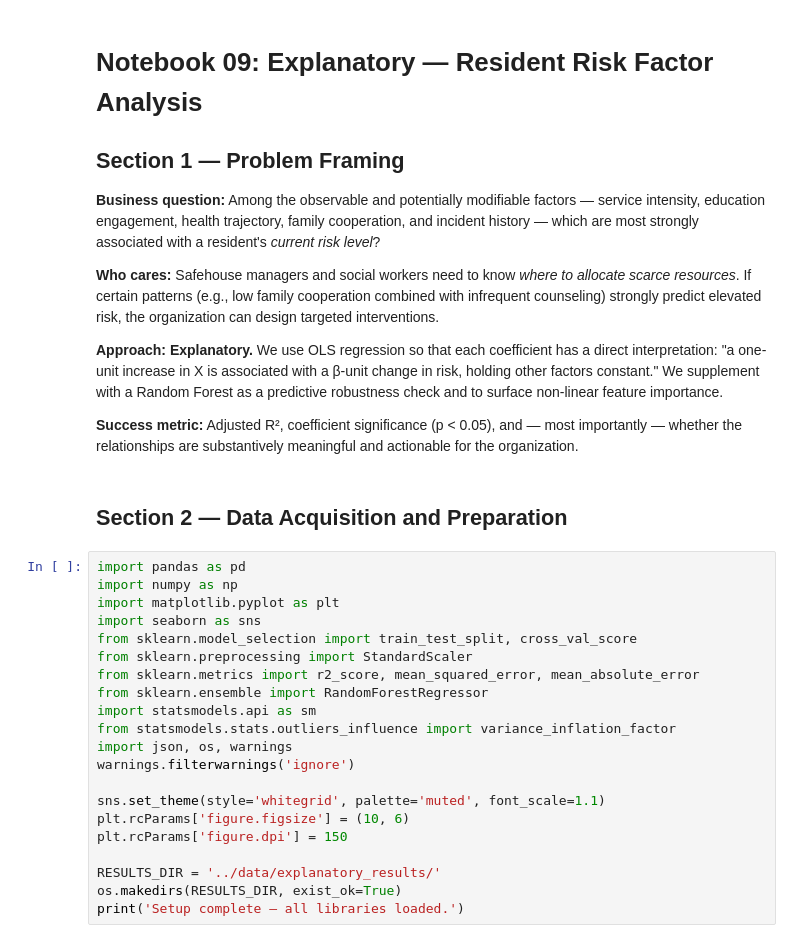
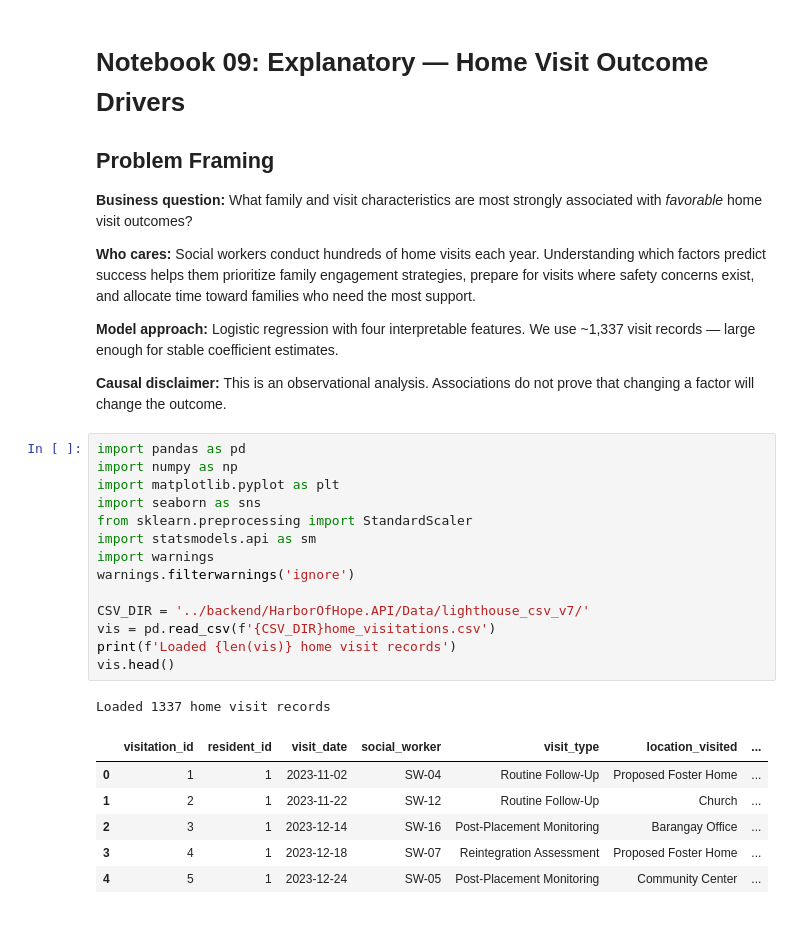
Before and after one commit to waylanabbott/harbor-of-hope, a Jupyter notebook: ml-pipelines/09-explanatory-risk-factors.ipynb, the cells around one changed output. Saved outputs shown, nothing was run; the diff lists cells and outputs as text.

```diff
--- a/ml-pipelines/09-explanatory-risk-factors.ipynb
+++ b/ml-pipelines/09-explanatory-risk-factors.ipynb
@@ -1,47 +1,40 @@
 # %% [markdown]
-# Notebook 09: Explanatory — Resident Risk Factor Analysis
+# Notebook 09: Explanatory — Home Visit Outcome Drivers
 
-## Section 1 — Problem Framing
+## Problem Framing
 
-**Business question:** Among the observable and potentially modifiable factors —
-service intensity, education engagement, health trajectory, family cooperation,
-and incident history — which are most strongly associated with a resident's
-*current risk level*?
+**Business question:** What family and visit characteristics are most strongly
+associated with *favorable* home visit outcomes?
 
-**Who cares:** Safehouse managers and social workers need to know *where to
-allocate scarce resources*. If certain patterns (e.g., low family cooperation
-combined with infrequent counseling) strongly predict elevated risk, the
-organization can design targeted interventions.
+**Who cares:** Social workers conduct hundreds of home visits each year. Understanding
+which factors predict success helps them prioritize family engagement strategies,
+prepare for visits where safety concerns exist, and allocate time toward families
+who need the most support.
 
-**Approach: Explanatory.** We use OLS regression so that each coefficient has a
-direct interpretation: "a one-unit increase in X is associated with a β-unit
-change in risk, holding other factors constant." We supplement with a Random
-Forest as a predictive robustness check and to surface non-linear feature
-importance.
+**Model approach:** Logistic regression with four interpretable features.
+We use ~1,337 visit records — large enough for stable coefficient estimates.
 
-**Success metric:** Adjusted R², coefficient significance (p < 0.05), and — most
-importantly — whether the relationships are substantively meaningful and
-actionable for the organization.
+**Causal disclaimer:** This is an observational analysis. Associations do not
+prove that changing a factor will change the outcome.
-# %% [markdown]
-## Section 2 — Data Acquisition and Preparation
-# %%
-import pandas as pd
-import numpy as np
-import matplotlib.pyplot as plt
-import seaborn as sns
-from sklearn.model_selection import train_test_split, cross_val_score
-from sklearn.preprocessing import StandardScaler
-from sklearn.metrics import r2_score, mean_squared_error, mean_absolute_error
-from sklearn.ensemble import RandomForestRegressor
-import statsmodels.api as sm
-from statsmodels.stats.outliers_influence import variance_inflation_factor
-import json, os, warnings
-warnings.filterwarnings('ignore')
-
-sns.set_theme(style='whitegrid', palette='muted', font_scale=1.1)
-plt.rcParams['figure.figsize'] = (10, 6)
-plt.rcParams['figure.dpi'] = 150
-
-RESULTS_DIR = '../data/explanatory_results/'
-os.makedirs(RESULTS_DIR, exist_ok=True)
-print('Setup complete — all libraries loaded.')
+# %%
+import pandas as pd
+import numpy as np
+import matplotlib.pyplot as plt
+import seaborn as sns
+from sklearn.preprocessing import StandardScaler
+import statsmodels.api as sm
+import warnings
+warnings.filterwarnings('ignore')
+
+CSV_DIR = '../backend/HarborOfHope.API/Data/lighthouse_csv_v7/'
+vis = pd.read_csv(f'{CSV_DIR}home_visitations.csv')
+print(f'Loaded {len(vis)} home visit records')
+vis.head()
+# %% [output]
+Loaded 1337 home visit records
+|  | visitation_id | resident_id | visit_date | social_worker | visit_type | location_visited | ... |
+| 0 | 1 | 1 | 2023-11-02 | SW-04 | Routine Follow-Up | Proposed Foster Home | ... |
+| 1 | 2 | 1 | 2023-11-22 | SW-12 | Routine Follow-Up | Church | ... |
+| 2 | 3 | 1 | 2023-12-14 | SW-16 | Post-Placement Monitoring | Barangay Office | ... |
+| 3 | 4 | 1 | 2023-12-18 | SW-07 | Reintegration Assessment | Proposed Foster Home | ... |
+| 4 | 5 | 1 | 2023-12-24 | SW-05 | Post-Placement Monitoring | Community Center | ... |
```
Also changed, not shown: parts of 20 cells of this notebook, 13 other files.
